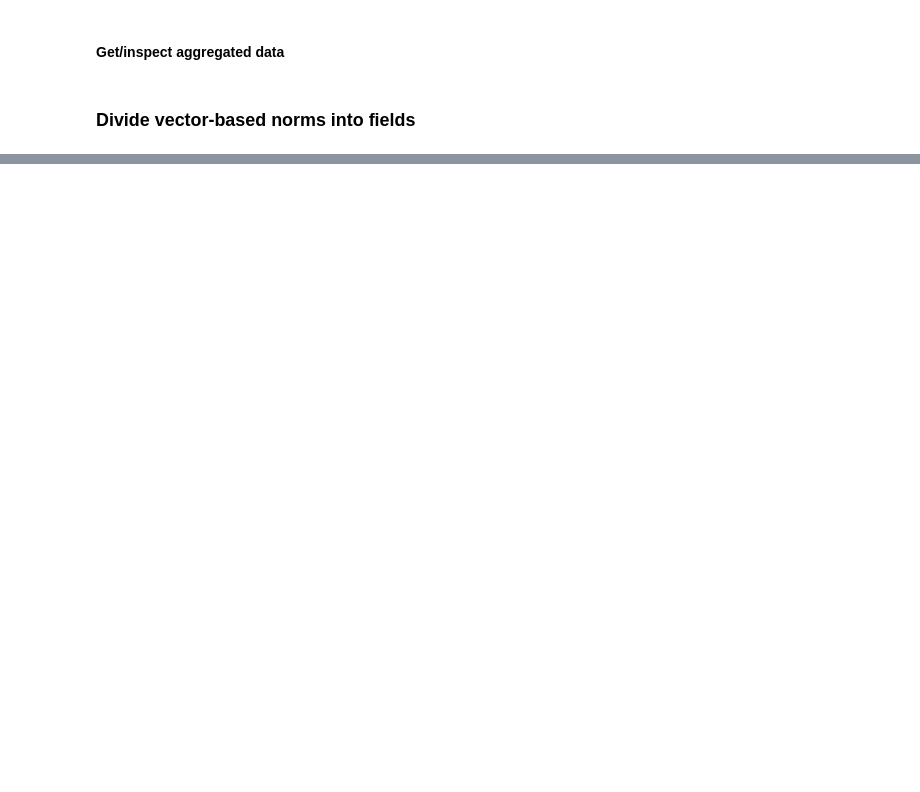
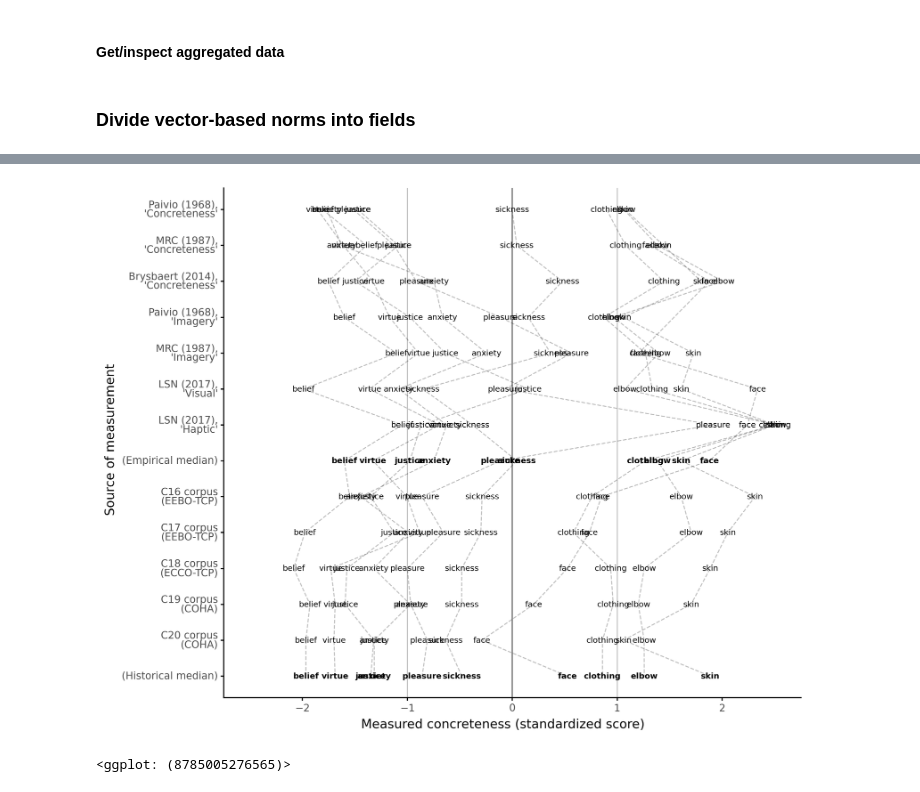
Before and after one commit to quadrismegistus/abslithist, a Jupyter notebook: 1-AbstractWords.ipynb, the cells around one changed output, grey strips where cells are left out. Saved outputs shown, nothing was run; the diff lists cells and outputs as text; code cells hidden in the pictures; blank space fills up the shorter version.

```diff
--- a/1-AbstractWords.ipynb
+++ b/1-AbstractWords.ipynb
@@ -211,0 +88,6 @@ show_contrasts(vec_fields)
+# %%
+jitter=1
+# words,fig1 = plot_orignorms(jitter=jitter)
+# fig1
+# %%
+dfnorms=format_norms_as_long(get_allnorms())
@@ -211,0 +446,5 @@ show_contrasts(vec_fields)
+# %%
+plot_allnorms(dfnorms,jitter=False)
+# %% [output]
+[figure, added]
+<ggplot: (8785005276565)>
```
Also changed, not shown: parts of 27 cells of this notebook, 19 other files.
